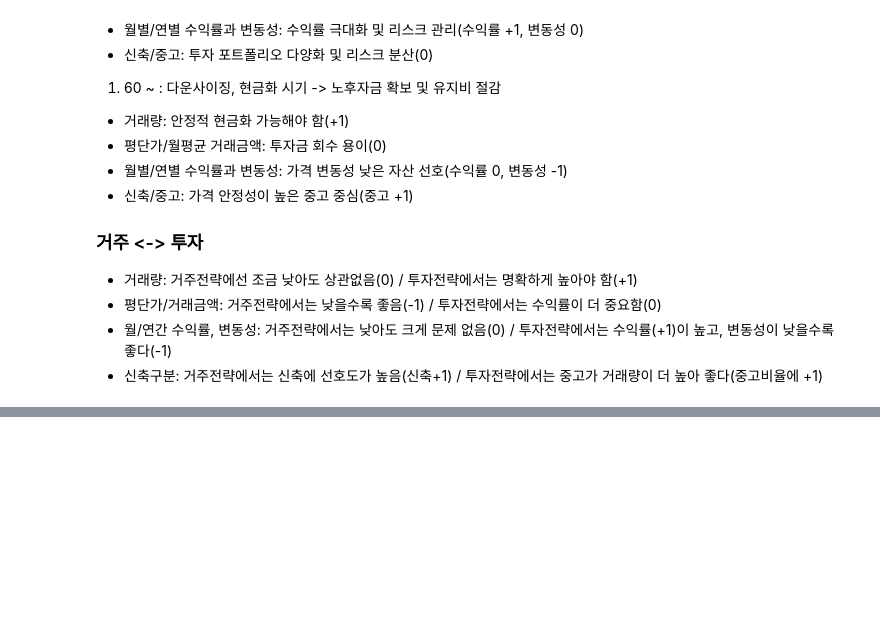
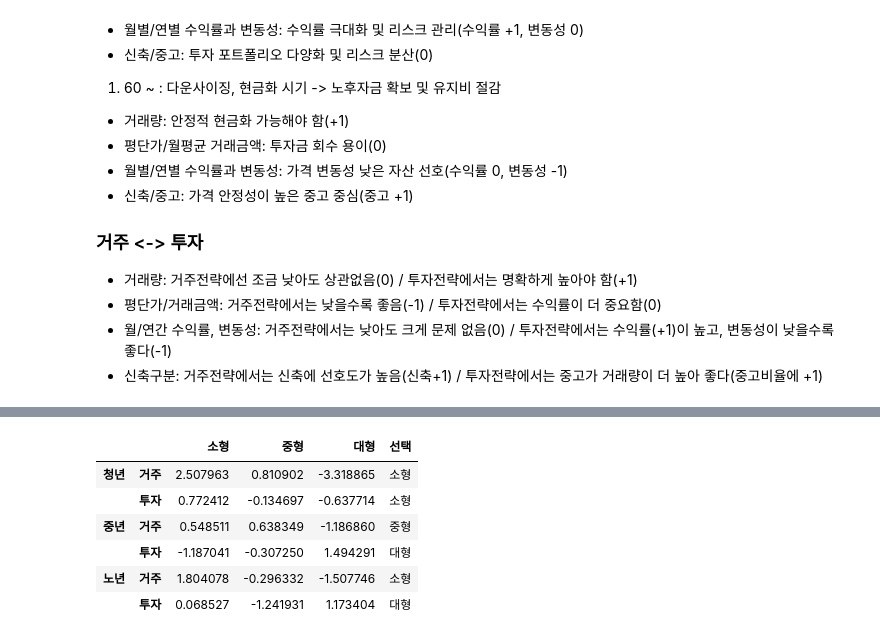
Before and after one commit to krystallinekim/pjt-DataAnalysis-Korean_Real_Estate, a Jupyter notebook: 02_size_lifecycle.ipynb, the cells around one changed output, grey strips where cells are left out. Drawn from its saved outputs; the diff is of its cells as text; code cells hidden in the pictures; blank space fills up the shorter version.

Commit message:
면적구분별 생애주기 투자/거주 전략 가중치 부여 완료

```diff
--- a/02_size_lifecycle.ipynb
+++ b/02_size_lifecycle.ipynb
@@ -459,0 +217,25 @@ for stage in life_stages:
+# %%
+# 지표 표준화
+
+# 거래량, 거래금액
+year_stats = year_by_area.set_index("면적구분")[["거래량", "평균거래금액"]]
+
+# 수익률, 변동성
+annual_stats_idx = annual_stats.groupby("면적구분")[["연간수익률", "변동성"]].mean()
+
+# 신축비율
+new_ratio = new_old_ratio.pivot(index="면적구분", columns="신축구분", values="비율(%)")
+# 신축비율만 사용
+new_ratio = new_ratio.get("신축", pd.Series(0, index=new_ratio.index))
+
+# 데이터 통합
+df_std = pd.concat([year_stats, annual_stats_idx, new_ratio.rename("신축")], axis=1)
+df_std = df_std.rename(columns={"평균거래금액": "거래금액", "연간수익률": "수익률", })
+
+# z-score 표준화
+df_std = (df_std - df_std.mean()) / df_std.std()
+
+# 변동성은 낮을수록 선호 → 부호 반전
+df_std["변동성"] = -df_std["변동성"]
+
+display(df_std)
@@ -459,0 +248,26 @@ for stage in life_stages:
+# %%
+# 면적구분별 점수 계산
+scores = {}
+
+for (lifecycle, strategy), w in final_w.items():
+    score_dict = {}
+    for area in df_std.index:
+        # 각 지표별 표준화 값 * 가중치 합
+        score = sum(df_std.loc[area, col] * w[col] for col in w)
+        score_dict[area] = score
+    scores[(lifecycle, strategy)] = score_dict
+
+# 데이터프레임으로 변환
+score_df = pd.DataFrame(scores).T  # 행: (생애주기, 전략), 열: 면적구분
+score_df["선택"] = score_df.idxmax(axis=1)  # 최대 점수 면적 선택
+
+# 결과 확인
+display(score_df)
+# %% [output]
+|  |  | 소형 | 중형 | 대형 | 선택 |
+| 청년 | 거주 | 2.507963 | 0.810902 | -3.318865 | 소형 |
+|  | 투자 | 0.772412 | -0.134697 | -0.637714 | 소형 |
+| 중년 | 거주 | 0.548511 | 0.638349 | -1.186860 | 중형 |
+|  | 투자 | -1.187041 | -0.307250 | 1.494291 | 대형 |
+| 노년 | 거주 | 1.804078 | -0.296332 | -1.507746 | 소형 |
+|  | 투자 | 0.068527 | -1.241931 | 1.173404 | 대형 |
```
Also changed, not shown: parts of 10 cells of this notebook.
